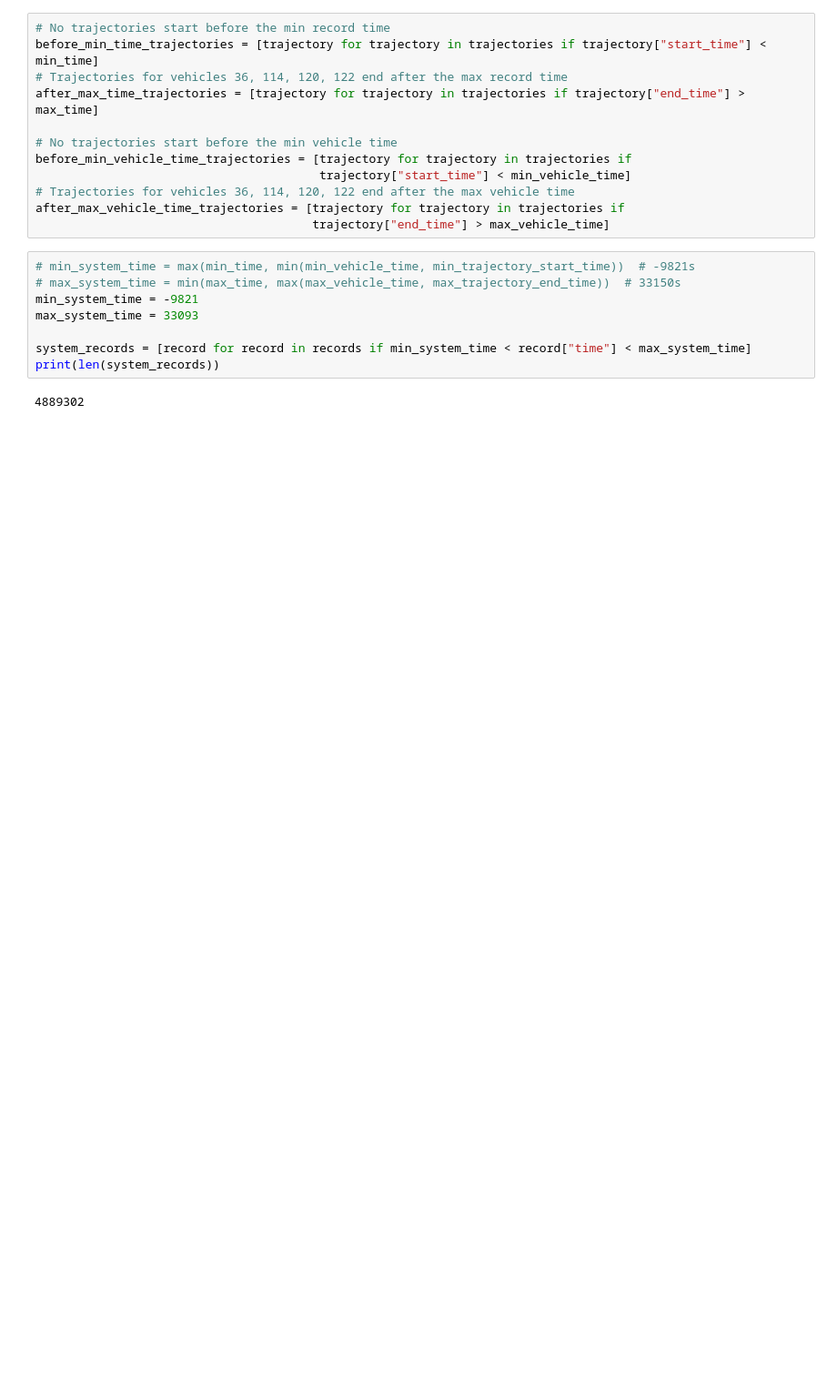
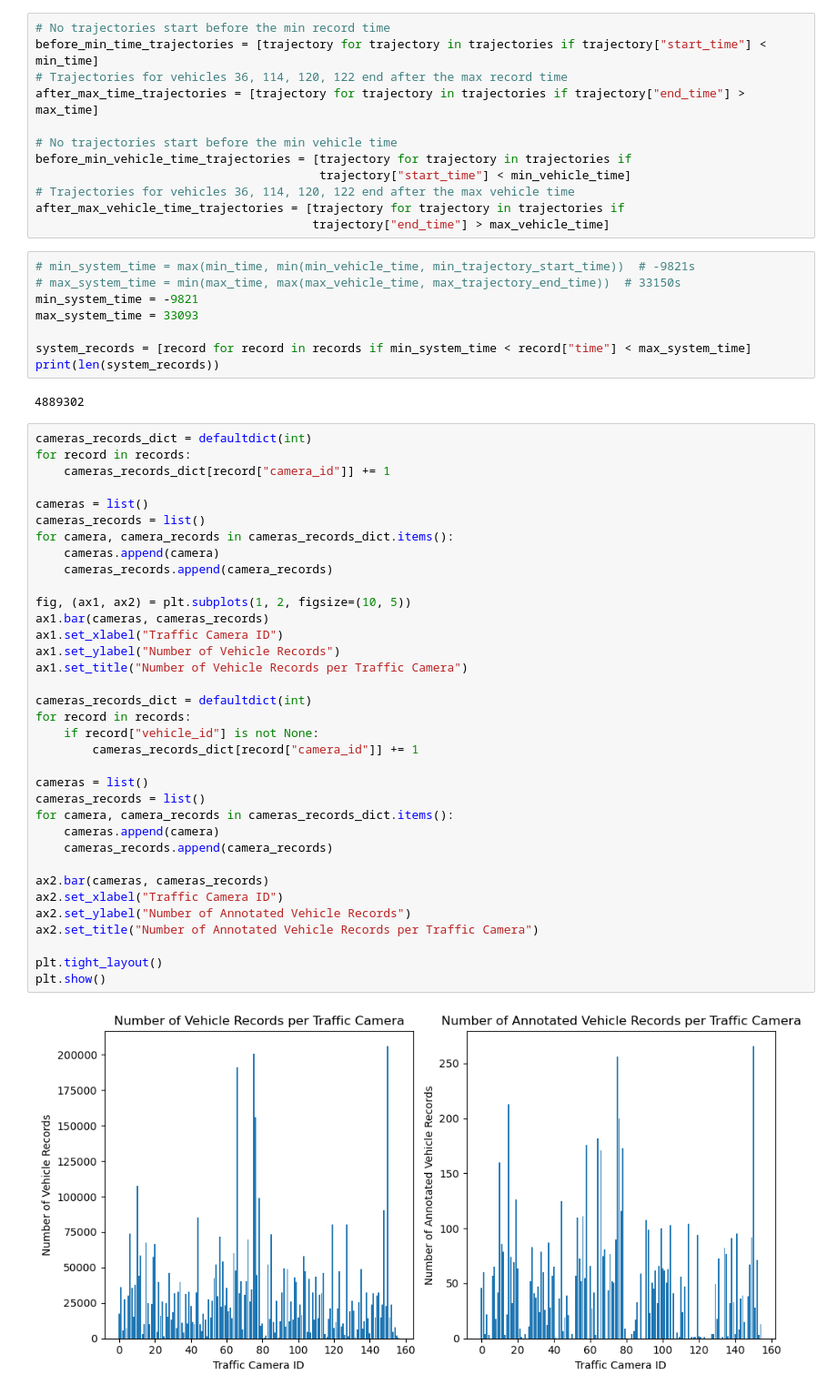
Before and after one commit to manuelck99/bachelors-thesis, a Jupyter notebook: bachelors_thesis/notebook/records_and_trajectories.ipynb, the cells around one changed output. Shown at 91% size. Drawn from its saved outputs; the diff is of its cells as text; blank space fills up the shorter version.

```diff
--- a/bachelors_thesis/notebook/records_and_trajectories.ipynb
+++ b/bachelors_thesis/notebook/records_and_trajectories.ipynb
@@ -108,3 +117,40 @@ system_records = [record for record in records if min_system_time < record["time
 print(len(system_records))
 # %% [output]
 4889302
+# %%
+cameras_records_dict = defaultdict(int)
+for record in records:
+    cameras_records_dict[record["camera_id"]] += 1
+
+cameras = list()
+cameras_records = list()
+for camera, camera_records in cameras_records_dict.items():
+    cameras.append(camera)
+    cameras_records.append(camera_records)
+
+fig, (ax1, ax2) = plt.subplots(1, 2, figsize=(10, 5))
+ax1.bar(cameras, cameras_records)
+ax1.set_xlabel("Traffic Camera ID")
+ax1.set_ylabel("Number of Vehicle Records")
+ax1.set_title("Number of Vehicle Records per Traffic Camera")
+
+cameras_records_dict = defaultdict(int)
+for record in records:
+    if record["vehicle_id"] is not None:
+        cameras_records_dict[record["camera_id"]] += 1
+
+cameras = list()
+cameras_records = list()
+for camera, camera_records in cameras_records_dict.items():
+    cameras.append(camera)
+    cameras_records.append(camera_records)
+
+ax2.bar(cameras, cameras_records)
+ax2.set_xlabel("Traffic Camera ID")
+ax2.set_ylabel("Number of Annotated Vehicle Records")
+ax2.set_title("Number of Annotated Vehicle Records per Traffic Camera")
+
+plt.tight_layout()
+plt.show()
+# %% [output]
+[figure, added]
```
Also changed, not shown: parts of 4 cells of this notebook, 3 other files.
